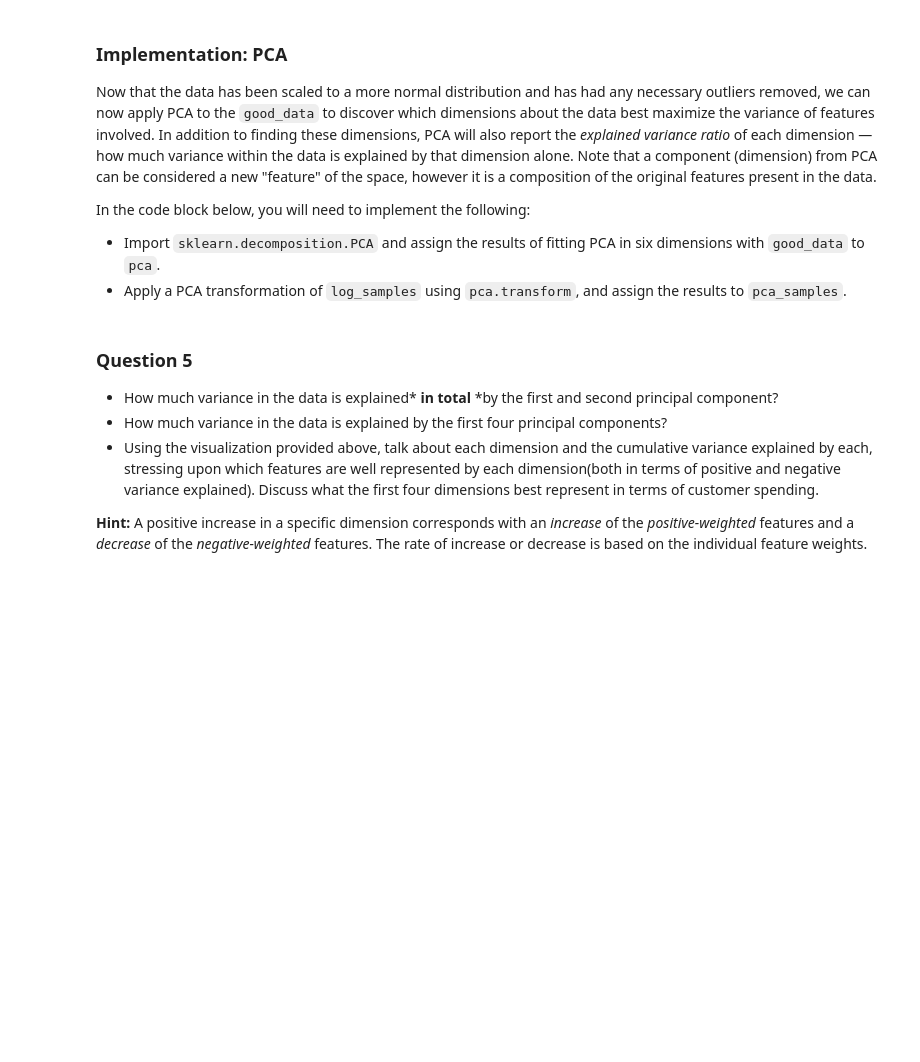
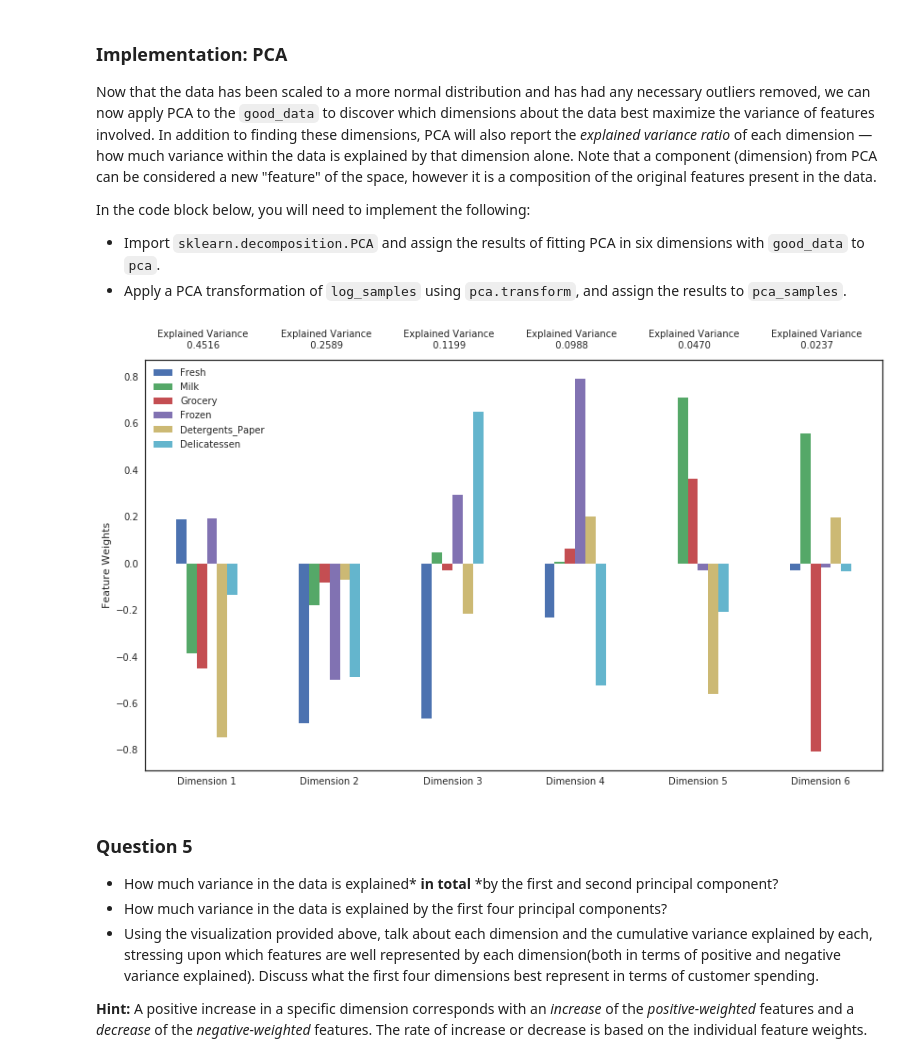
Before and after one commit to lucasloami/udacity-mlnd, a Jupyter notebook: projects/customer_segments/customer_segments.ipynb, the cells around one changed output. Saved outputs shown, nothing was run; the diff lists cells and outputs as text; code cells hidden in the pictures; blank space fills up the shorter version.

```diff
--- a/projects/customer_segments/customer_segments.ipynb
+++ b/projects/customer_segments/customer_segments.ipynb
@@ -342,14 +342,16 @@ In the code block below, you will need to implement the following:
 # %%
 # TODO: Apply PCA by fitting the good data with the same number of dimensions as features
 from sklearn.decomposition import PCA
 
 pca = PCA(n_components=6).fit(good_data)
 
 # TODO: Transform log_samples using the PCA fit above
-pca_samples = None
+pca_samples = pca.transform(log_samples)
 
 # Generate PCA results plot
 pca_results = vs.pca_results(good_data, pca)
+# %% [output]
+[figure, added]
 # %% [markdown]
 ### Question 5
 
```
Also changed, not shown: parts of 14 cells of this notebook.
